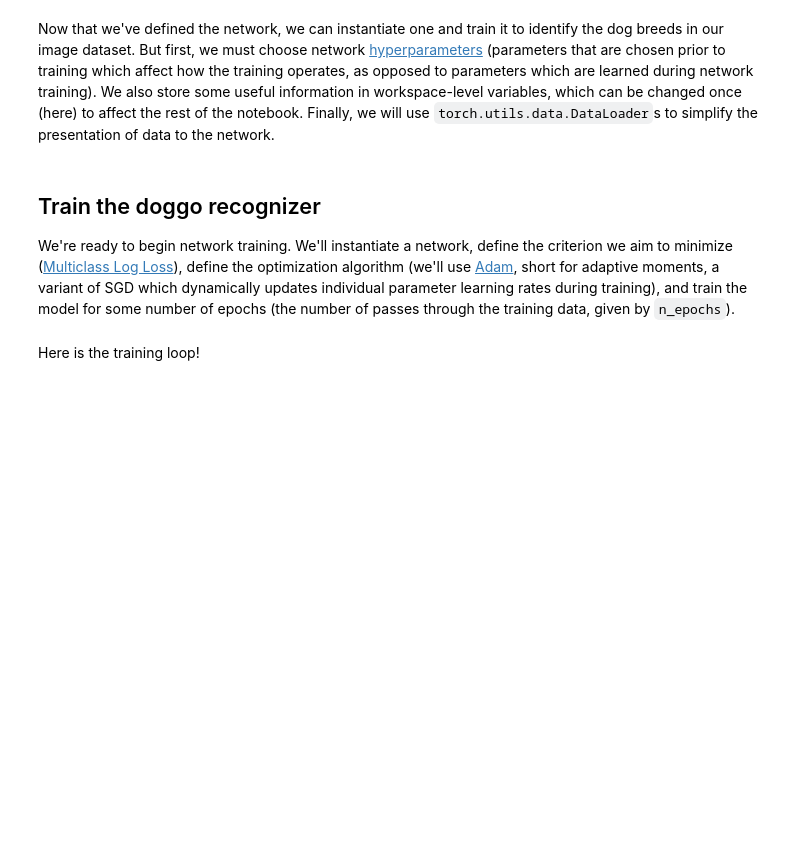
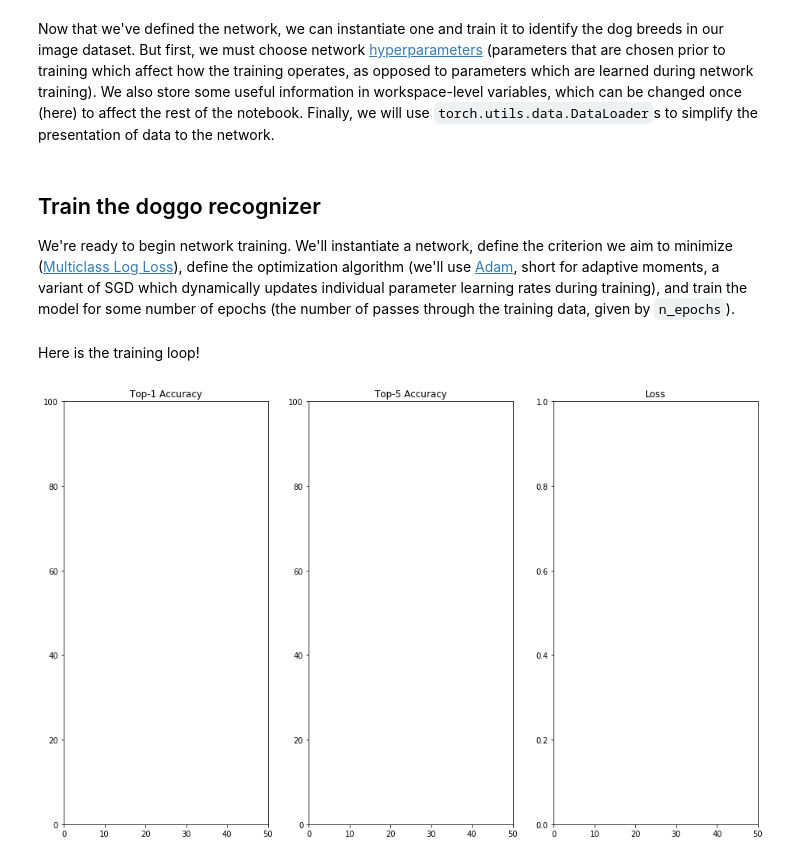
Before and after one commit to djsaunde/Kaggle-Competitions, a Jupyter notebook: Dog Breed Identification/code/Breed Classification.ipynb, the cells around one changed output. Cells and saved outputs as stored; diff of their text form; code cells hidden in the pictures; blank space fills up the shorter version.

Commit message:
Small progress towards finishing classification script.

```diff
--- a/Dog Breed Identification/code/Breed Classification.ipynb
+++ b/Dog Breed Identification/code/Breed Classification.ipynb
@@ -51,7 +52,7 @@ class ListDataset(torch.utils.data.Dataset):
 
     def __getitem__(self, idx):
         (X_batch, y_batch) = np.load(os.path.join(self.data_path, self.data_files[idx]))
-        return torch.from_numpy(X_batch).float(), torch.from_numpy(y_batch).float()
+        return torch.from_numpy(X_batch).float(), y_batch
 
     def __len__(self):
         return len(self.data_files)
@@ -163,7 +164,7 @@ Now that we've defined the network, we can instantiate one and train it to ident
 # %%
 # Hyperparameters
 n_epochs = 50  # No. of times to train on the entire training data.
-batch_size = 100  # No. of examples used in minibatch stochastic gradient descent (SGD).
+batch_size = 150  # No. of examples used in minibatch stochastic gradient descent (SGD).
 print_interval = 10  # No. of minibatch SGD iterations between each progress message.
 
 # Useful information
@@ -191,12 +192,30 @@ optimizer = torch.optim.Adam(network.parameters(), weight_decay=1e-2)
 # %% [markdown]
 Here is the training loop!
 # %%
+plt.ion()
+fig, [ax1, ax2, ax3] = plt.subplots(1, 3, sharex=True, figsize=(16, 10))
+
+ax1.set_xlim([0, n_epochs]); ax1.set_ylim([0, 100]); ax1.legend()
+ax1.set_title('Top-1 Accuracy')
+
+ax2.set_xlim([0, n_epochs]); ax2.set_ylim([0, 100]); ax2.legend()
+ax2.set_title('Top-5 Accuracy')
+
+ax3.set_title('Loss'); ax1.legend()
+
+train_accuracies, valid_accuracies = [], []
+train_top5_accuracies, valid_top5_accuracies = [], []
+train_losses, valid_losses = [], []
+
+plt.show()
+
+start = timeit.default_timer()
 for epoch in range(n_epochs):
     train_correct, train_total = 0, 0
+    train_total_loss = 0
 
     # On each minibatch SGD iteration, we get `batch_size` samples from `X_train`.
     for idx, (inputs, targets) in enumerate(train_loader):
-        print(type(inputs), type(targets))
         # Convert `torch.Tensor`s to `Variable`s.
         if cuda:
             inputs = Variable(inputs.cuda())
@@ -205,54 +224,95 @@ for epoch in range(n_epochs):
             inputs = Variable(inputs)
             targets = Variable(targets)
 
+        inputs = inputs.permute(0, 3, 1, 2)
+
         # Run forward, backward pass of network.
         # Zero out gradient buffer.
         optimizer.zero_grad()
 
-        # Run forward pass of network to get predictions.
+        # Run forward pass of network to get output activations.
         predictions = network.forward(inputs)
 
         # Get integer predictions by selecting the maximal output activation.
         _, predicted = torch.max(predictions.data, 1)
 
         # Add correct classifications to a running sum.
-        train_correct += (predicted.cpu() == targets.data.cpu()).sum()
+        train_correct += (predicted == targets.data).sum()
 
         # Add number of items in the minibatch to running sum.
         train_total += targets.size(0)
 
         # Calculate loss (non-negative function of predictions and true targets).
         loss = criterion(predictions, targets)
+
+        # Add loss to running sum.
+        train_total_loss += loss.data[0]
 
         # Run backward pass (calculate gradient of loss w.r.t. network parameters).
         loss.backward()
 
         # Take optimization step (update network parameters in opposite direction of loss).
         optimizer.step()
 
         if idx % print_interval == 0:
-            print('Epoch [%d / %d], Iteration [%d / %d], Loss: %.4f' % (epoch + 1, \
-                                n_epochs, idx + 1, len(train_loader), loss.data[0]))
+            time = timeit.default_timer() - start; start = timeit.default_timer()
+            print('Epoch [%d / %d], Iteration [%d / %d], Loss: %.4f, Time: %.4f' % (epoch + 1, \
+                                n_epochs, idx + 1, len(train_loader), loss.data[0], time))
 
     valid_correct, valid_total = 0, 0
+    valid_total_loss = 0
 
     # Calculate the accuracy of the network on the
     # validation data at the end of each epoch.
     for idx, (inputs, targets) in enumerate(valid_loader):
         # Convert `torch.Tensor`s to `Variable`s.
         if cuda:
-            inputs = Variable(inputs.cuda())
+            inputs = Variable(inputs.permute(0, 3, 1, 2).cuda())
+            targets = Variable(targets.cuda())
         else:
-            inputs = Variable(inputs)
+            inputs = Variable(inputs.permute(0, 3, 1, 2))
+            targets = Variable(targets)
 
+        # Run forward pass of network to get output activations.
         predictions = network.forward(inputs)
+
+        # Get integer predictions by selecting the maximal output activation.
         _, predicted = torch.max(predictions.data, 1)
-        valid_correct += (predicted.cpu() == targets).sum()
 
+        # Add correct classifications to a running sum.
+        valid_correct += (predicted == targets.data).sum()
+
+        # Add number of items in the minibatch to running sum.
         valid_total += targets.size(0)
 
-    print()
-    print('Training accuracy: %.4f' % (100 * train_correct / train_total))
-    print('Validation accuracy: %.4f' % (100 * valid_correct / valid_total))
-    print()
+        # Calculate loss (non-negative function of predictions and true targets).
+        loss = criterion(predictions, targets)
+
+        # Add loss to running sum.
+        valid_total_loss += loss.data[0]
+
+    train_accuracies.append(100 * train_correct / train_total)
+    valid_accuracies.append(100 * valid_correct / valid_total)
+    train_losses.append(train_total_loss / train_total)
+    train_losses.append(valid_total_loss / valid_total)
+
+    ax1.clear()
+    ax1.plot(range(lens(train_accuracies)), train_accuracies, label='Train')
+    ax1.plot(range(lens(valid_accuracies)), valid_accuracies, label='Validation')
+    ax1.set_xlim([0, n_epochs]); ax1.set_ylim([0, 100]); ax1.legend()
+    ax1.set_title('Top-1 Accuracy')
+
+    ax2.clear()
+    ax2.plot(range(lens(train_top5_accuracies)), train_top5_accuracies, label='Train')
+    ax2.plot(range(lens(valid_top5_accuracies)), valid_top5_accuracies, label='Validation')
+    ax2.set_xlim([0, n_epochs]); ax2.set_ylim([0, 100]); ax2.legend()
+    ax2.set_title('Top-5 Accuracy')
+
+    ax3.clear()
+    ax3.plot(range(lens(train_losses)), train_losses, label='Train')
+    ax3.plot(range(lens(valid_losses)), valid_top5_accuracies, label='Validation')
+    ax3.set_title('Loss'); ax3.legend()
+
+    plt.pause(1e-8)
 # %% [output]
+[figure, added]
```
Also changed, not shown: parts of 2 cells of this notebook, 1 other file.
